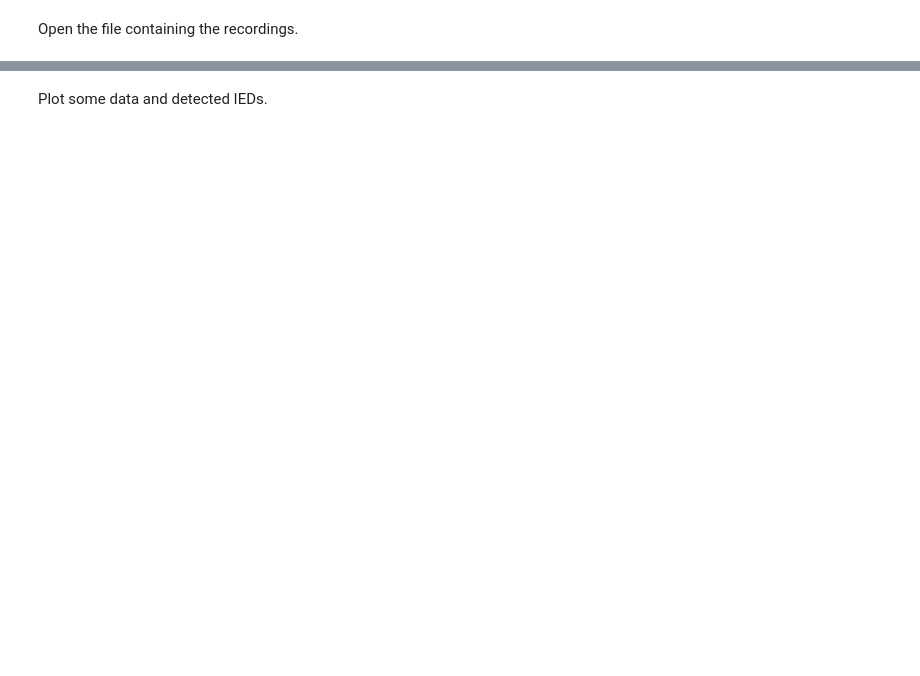
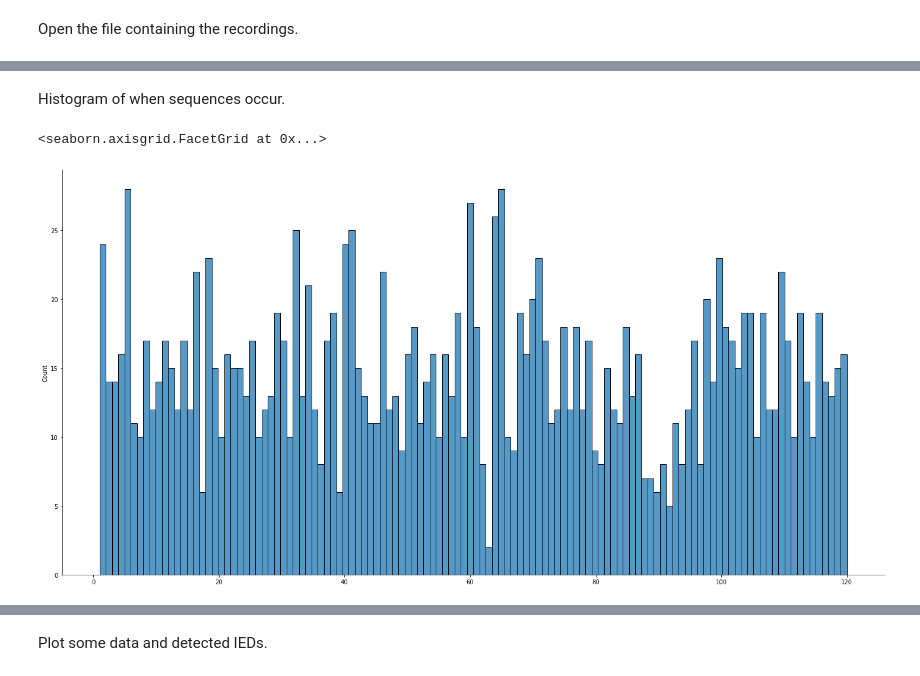
Before and after one commit to norrisjamie23/forecasting-epileptic-discharges, a Jupyter notebook: IED_detection.ipynb, the cells around one changed output, grey strips where cells are left out. Cells and saved outputs as stored; diff of their text form; code cells hidden in the pictures; blank space fills up the shorter version.

```diff
--- a/IED_detection.ipynb
+++ b/IED_detection.ipynb
@@ -102,0 +215,15 @@ print(np.sort(SpikeIndex) / 512)
+# %% [markdown]
+Histogram of when sequences occur.
+# %%
+# all_seq_spikes, all_seq_chans
+# If 5 or more spikes are in the sequence.
+sequence_starts = [spike[0] for spike in all_seq_spikes if len(spike) >= 5]
+
+bins = np.arange(0, 3600, 30)
+# dig = np.digitize(SpikeIds[ChanIds == 3] / 2048, bins)
+dig = np.digitize(np.array(sequence_starts) / 2048, bins)
+# sns.displot(dig, kind='kde')
+sns.displot(dig, bins=len(bins), height=10, aspect=2)
+# %% [output]
+<seaborn.axisgrid.FacetGrid at 0x...>
+[figure, added]
```
Also changed, not shown: parts of 25 cells of this notebook.
